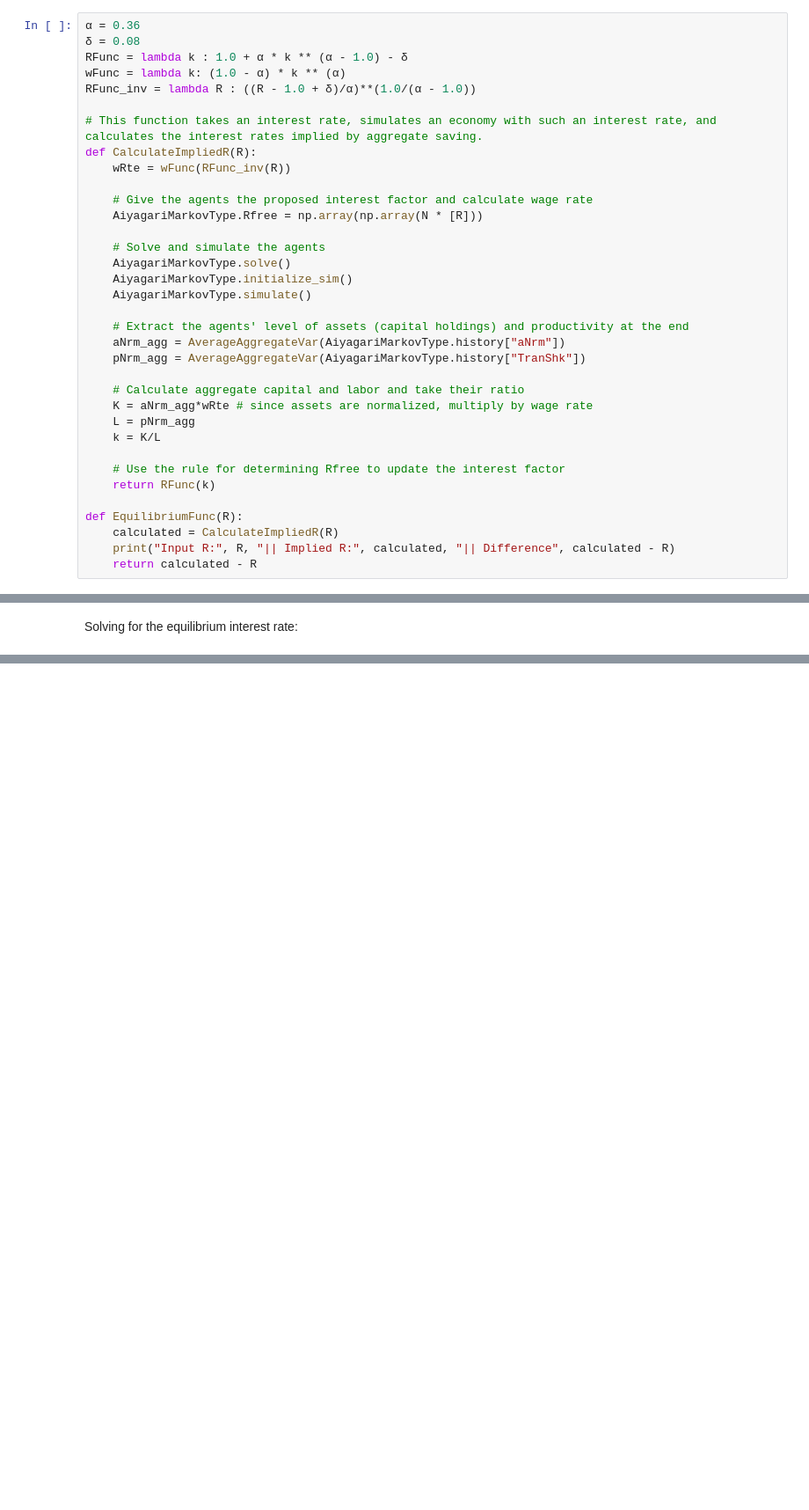
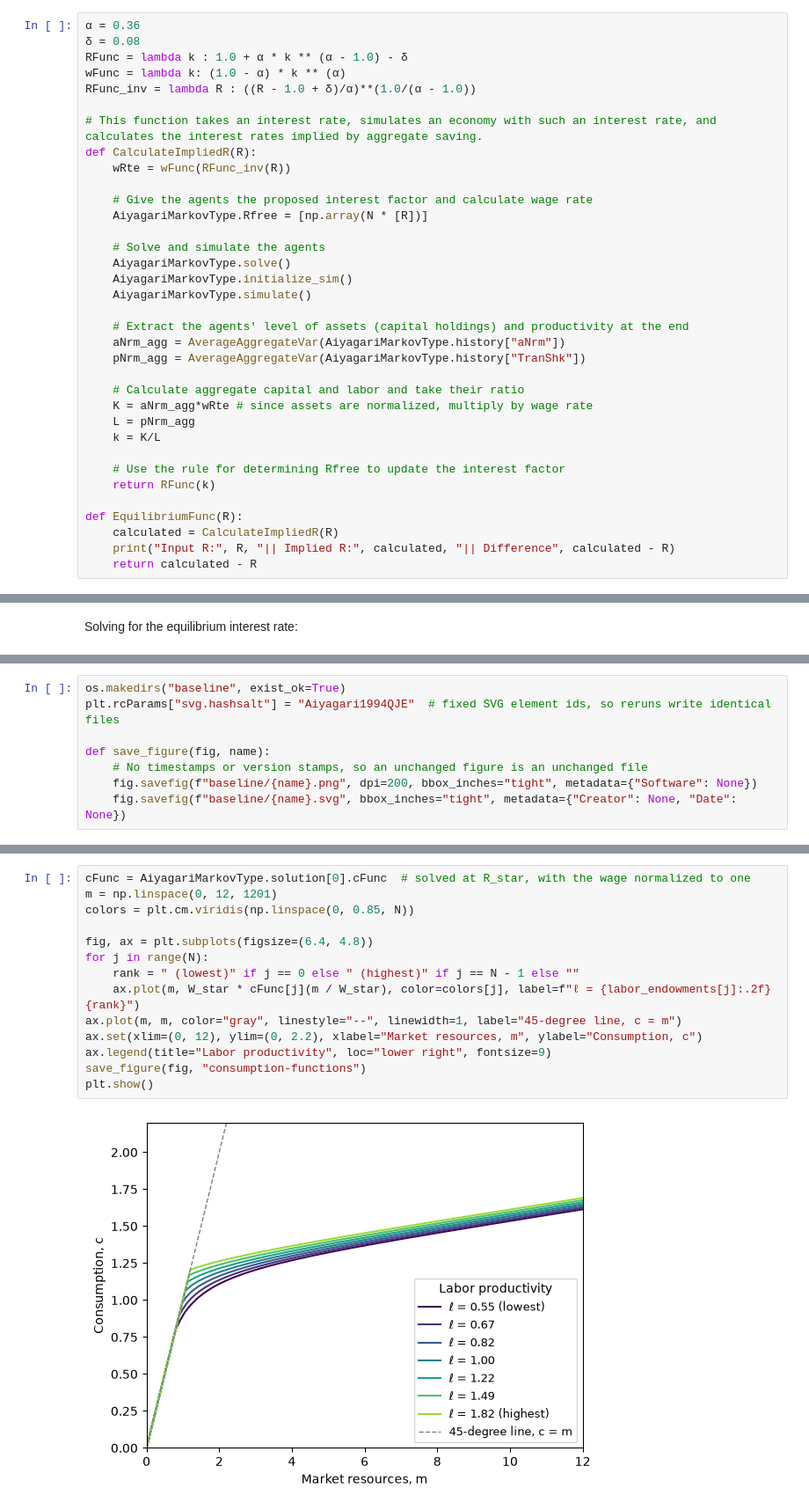
Before and after one commit to econ-ark/Aiyagari1994QJE, a Jupyter notebook: AiyagariMarkovHARK.ipynb, the cells around one changed output, grey strips where cells are left out. Shown at 88% size. Cells and saved outputs as stored; diff of their text form; blank space fills up the shorter version.

```diff
--- a/AiyagariMarkovHARK.ipynb
+++ b/AiyagariMarkovHARK.ipynb
@@ -158,7 +160,7 @@ def CalculateImpliedR(R):
     wRte = wFunc(RFunc_inv(R))
 
     # Give the agents the proposed interest factor and calculate wage rate
-    AiyagariMarkovType.Rfree = np.array(np.array(N * [R]))
+    AiyagariMarkovType.Rfree = [np.array(N * [R])]
 
     # Solve and simulate the agents
     AiyagariMarkovType.solve()
@@ -232,0 +270,8 @@ This result is very similar to Aiyagari (1994), who calculates the interest rate
+# %%
+os.makedirs("baseline", exist_ok=True)
+plt.rcParams["svg.hashsalt"] = "Aiyagari1994QJE"  # fixed SVG element ids, so reruns write identical files
+
+def save_figure(fig, name):
+    # No timestamps or version stamps, so an unchanged figure is an unchanged file
+    fig.savefig(f"baseline/{name}.png", dpi=200, bbox_inches="tight", metadata={"Software": None})
+    fig.savefig(f"baseline/{name}.svg", bbox_inches="tight", metadata={"Creator": None, "Date": None})
@@ -232,0 +280,16 @@ This result is very similar to Aiyagari (1994), who calculates the interest rate
+# %%
+cFunc = AiyagariMarkovType.solution[0].cFunc  # solved at R_star, with the wage normalized to one
+m = np.linspace(0, 12, 1201)
+colors = plt.cm.viridis(np.linspace(0, 0.85, N))
+
+fig, ax = plt.subplots(figsize=(6.4, 4.8))
+for j in range(N):
+    rank = " (lowest)" if j == 0 else " (highest)" if j == N - 1 else ""
+    ax.plot(m, W_star * cFunc[j](m / W_star), color=colors[j], label=f"ℓ = {labor_endowments[j]:.2f}{rank}")
+ax.plot(m, m, color="gray", linestyle="--", linewidth=1, label="45-degree line, c = m")
+ax.set(xlim=(0, 12), ylim=(0, 2.2), xlabel="Market resources, m", ylabel="Consumption, c")
+ax.legend(title="Labor productivity", loc="lower right", fontsize=9)
+save_figure(fig, "consumption-functions")
+plt.show()
+# %% [output]
+[figure, added]
```
Also changed, not shown: parts of 21 cells of this notebook, 19 other files.
